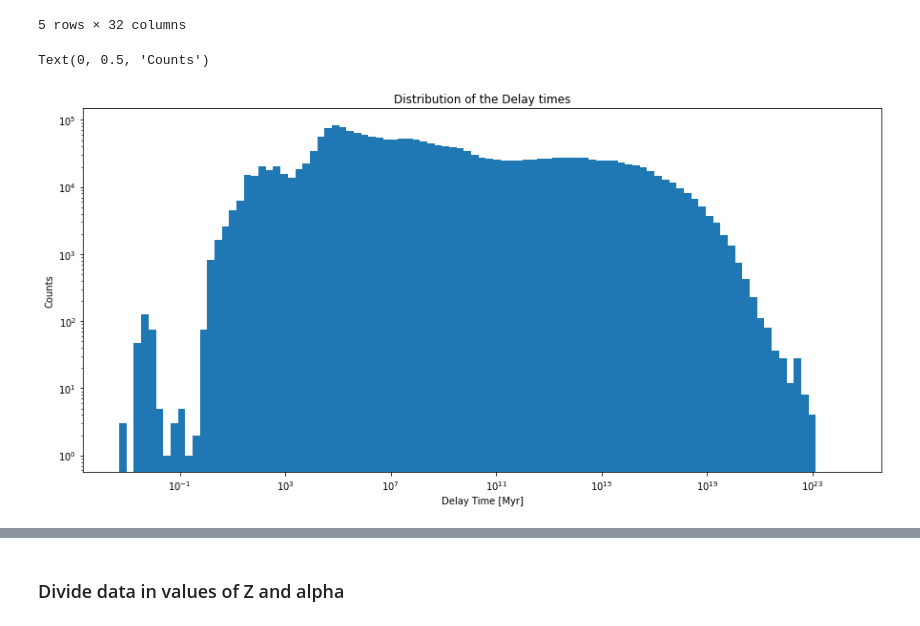
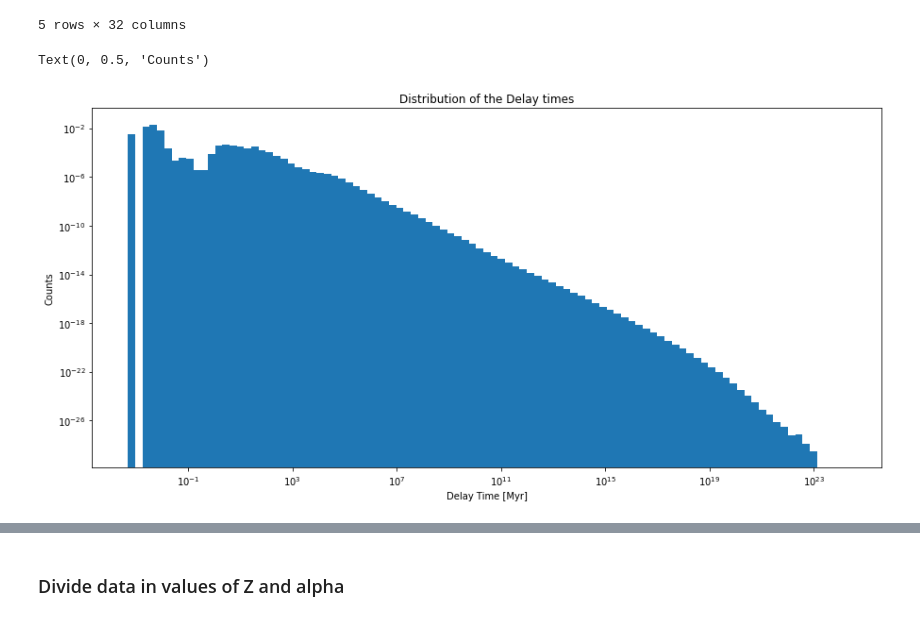
Before and after one commit to Bahadoram/Delay-Time-Dist.-of-Compact-Binary-Objects, a Jupyter notebook: distribution_fitting.ipynb, the cells around one changed output, grey strips where cells are left out. Drawn from its saved outputs; the diff is of its cells as text; code cells hidden in the pictures.

```diff
--- a/distribution_fitting.ipynb
+++ b/distribution_fitting.ipynb
@@ -29,19 +29,20 @@ BHBH.head()
 # %%
 fig, ax = plt.subplots(figsize=(15,7))
 
 #b = np.histogram_bin_edges(BHBH[(BHBH.Delay_Time<1e18)].Delay_Time, bins='rice') # does not work with bind='fd'
 b = np.logspace(np.log10(min(BHBH.Delay_Time)), np.log10(max(BHBH[(BHBH.Delay_Time<1e26)].Delay_Time)), 100)
-entries, edges, _ = ax.hist(BHBH[(BHBH.Delay_Time<1e26)].Delay_Time, bins=b)
+#b = np.logspace(min(BHBH.Delay_Time), max(BHBH[(BHBH.Delay_Time<1e26)].Delay_Time), 100)
+entries, edges, _ = ax.hist(BHBH[(BHBH.Delay_Time<1e26)].Delay_Time, bins=b, density=True)
 
 # calculate bin centers
 bin_centers = 0.5 * (edges[:-1] + edges[1:])
 
 ax.set_xscale('log')
 ax.set_yscale('log')
 
 ax.set_title('Distribution of the Delay times')
 ax.set_xlabel('Delay Time [Myr]')
 ax.set_ylabel('Counts')
 # %% [output]
 Text(0, 0.5, 'Counts')
-[figure, old version]
+[figure, new version]
```
Also changed, not shown: parts of 26 cells of this notebook.
